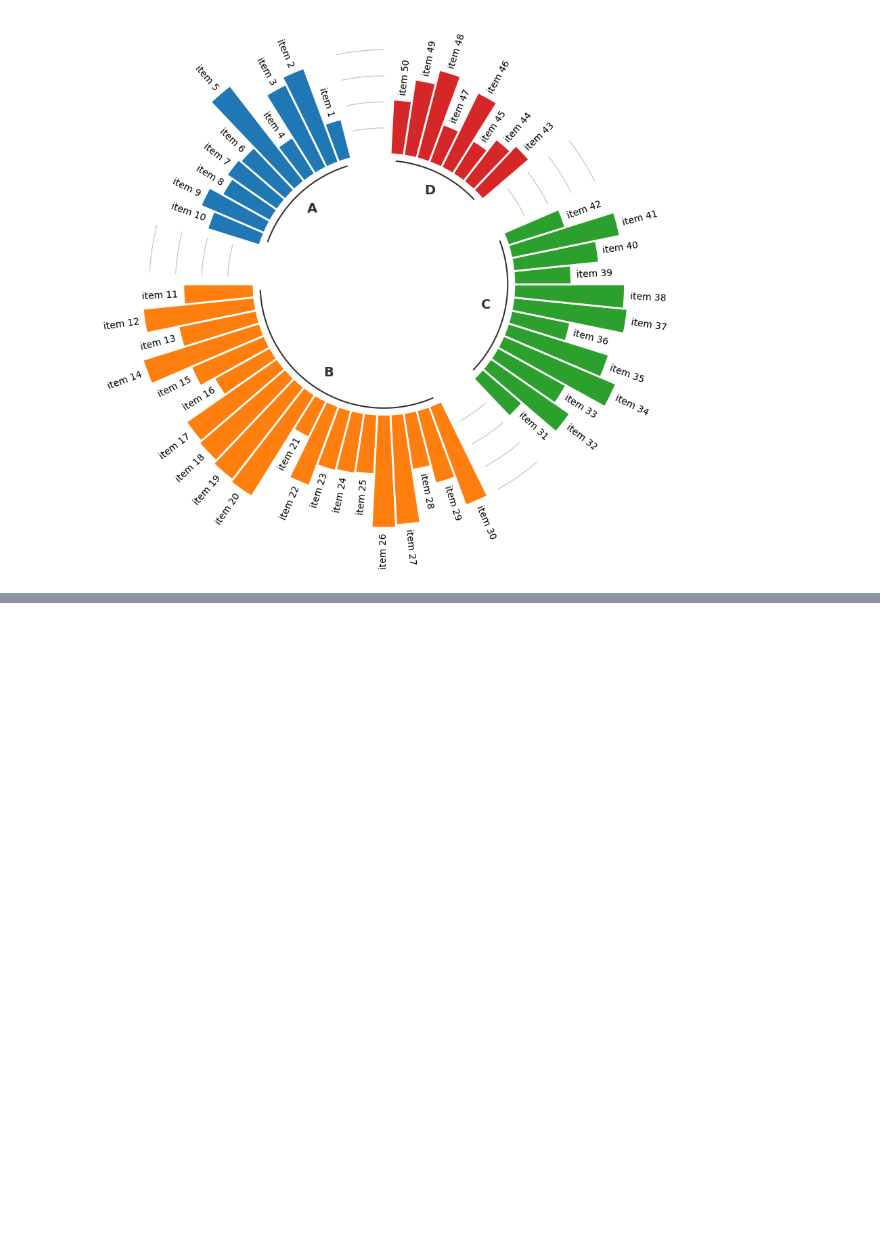
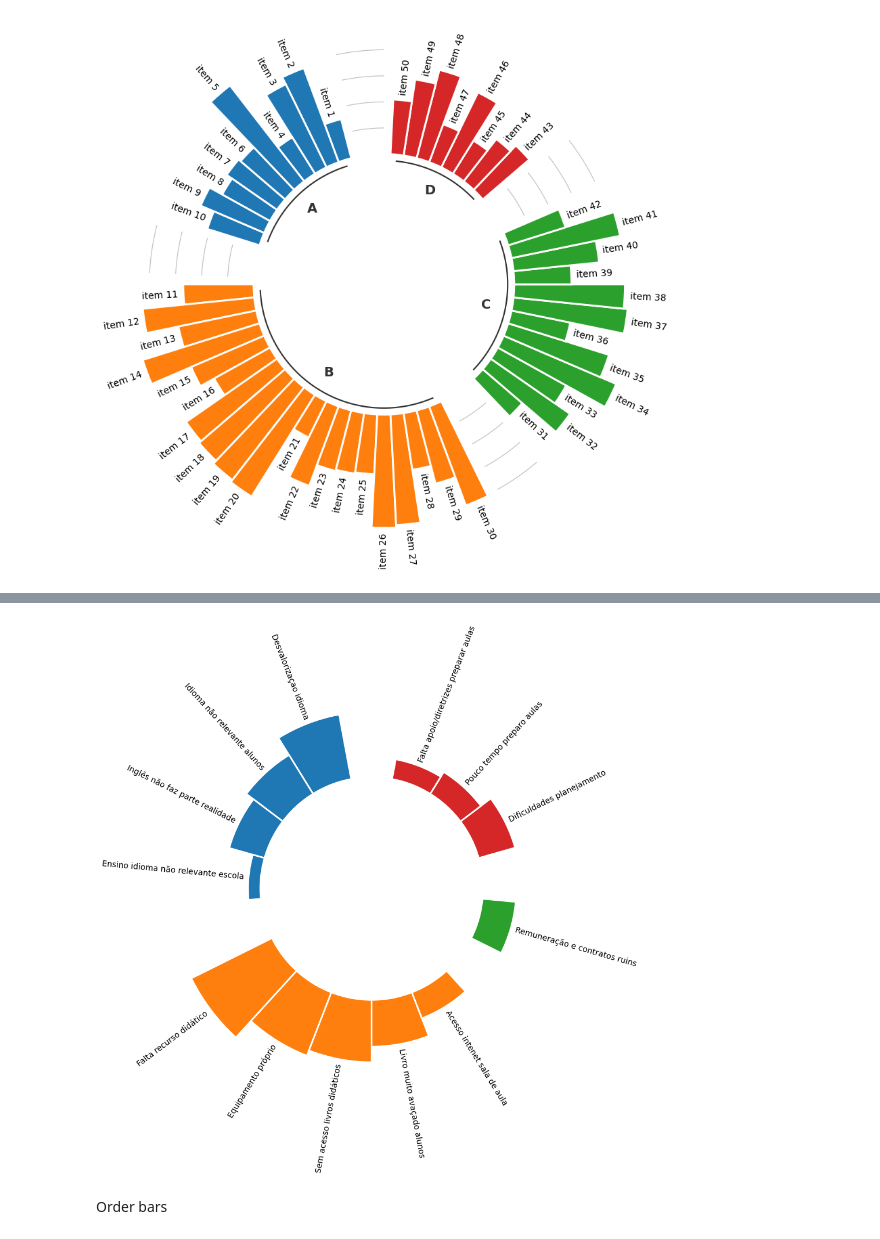
Before and after one commit to shuzoarthur/python_statistic_graphics, a Jupyter notebook: circular_barplot.ipynb, the cells around one changed output, grey strips where cells are left out. Drawn from its saved outputs; the diff is of its cells as text; code cells hidden in the pictures; blank space fills up the shorter version.

```diff
--- a/circular_barplot.ipynb
+++ b/circular_barplot.ipynb
@@ -507,0 +679,47 @@ for group, size in zip(["A", "B", "C", "D"], GROUPS_SIZE):
+# %%
+# Grab the group values
+GROUP = df["ranking"].values
+
+# Add three empty bars to the end of each group
+PAD = 1
+ANGLES_N = len(VALUES) + PAD * len(np.unique(GROUP))
+ANGLES = np.linspace(0, 2 * np.pi, num=ANGLES_N, endpoint=False)
+WIDTH = (2 * np.pi) / len(ANGLES)
+
+# Obtain size of each group
+GROUPS_SIZE = [len(i[1]) for i in df.groupby("ranking")]
+
+# Obtaining the right indexes is now a little more complicated
+offset = 0
+IDXS = []
+for size in GROUPS_SIZE:
+    IDXS += list(range(offset + PAD, offset + size + PAD))
+    offset += size + PAD
+
+# Same layout as above
+fig, ax = plt.subplots(figsize=(20, 10), subplot_kw={"projection": "polar"})
+
+ax.set_theta_offset(OFFSET)
+ax.set_ylim(-100, 100)
+ax.set_frame_on(False)
+ax.xaxis.grid(False)
+ax.yaxis.grid(False)
+ax.set_xticks([])
+ax.set_yticks([])
+
+# Use different colors for each group!
+GROUPS_SIZE = [len(i[1]) for i in df.groupby("ranking")]
+COLORS = [f"C{i}" for i, size in enumerate(GROUPS_SIZE) for _ in range(size)]
+
+# And finally add the bars.
+# Note again the `ANGLES[IDXS]` to drop some angles that leave the space between bars.
+ax.bar(
+    ANGLES[IDXS], VALUES, width=WIDTH, color=COLORS,
+    edgecolor="white", linewidth=2
+)
+
+add_labels(ANGLES[IDXS], VALUES, LABELS, OFFSET, ax)
+# %% [output]
+[figure, added]
+# %% [markdown]
+Order bars
```
Also changed, not shown: parts of 19 cells of this notebook.
